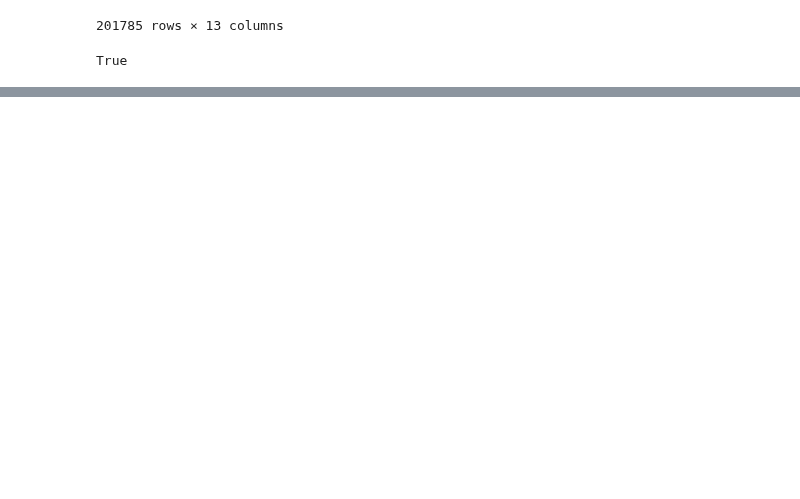
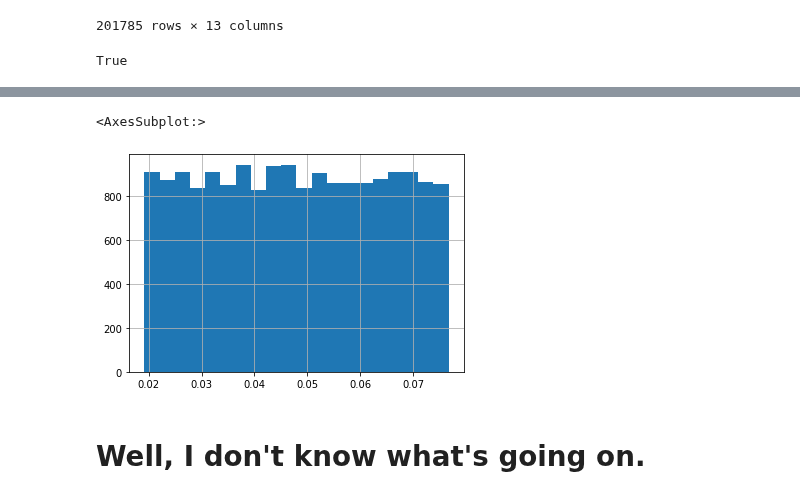
Before and after one commit to ihmeuw/vivarium_research_ciff_sam, a Jupyter notebook: model_validation/lbwsg/2022_01_11a_lbwsg_relative_risk_verification.ipynb, the cells around one changed output, grey strips where cells are left out. Cells and saved outputs as stored; diff of their text form; code cells hidden in the pictures; blank space fills up the shorter version.

```diff
--- a/model_validation/lbwsg/2022_01_11a_lbwsg_relative_risk_verification.ipynb
+++ b/model_validation/lbwsg/2022_01_11a_lbwsg_relative_risk_verification.ipynb
@@ -623,0 +869,7 @@ True
+# %%
+pop_bad.age.hist(bins=20)
+# %% [output]
+<AxesSubplot:>
+[figure, added]
+# %% [markdown]
+# Well, I don't know what's going on.
```
Also changed, not shown: parts of 30 cells of this notebook.
